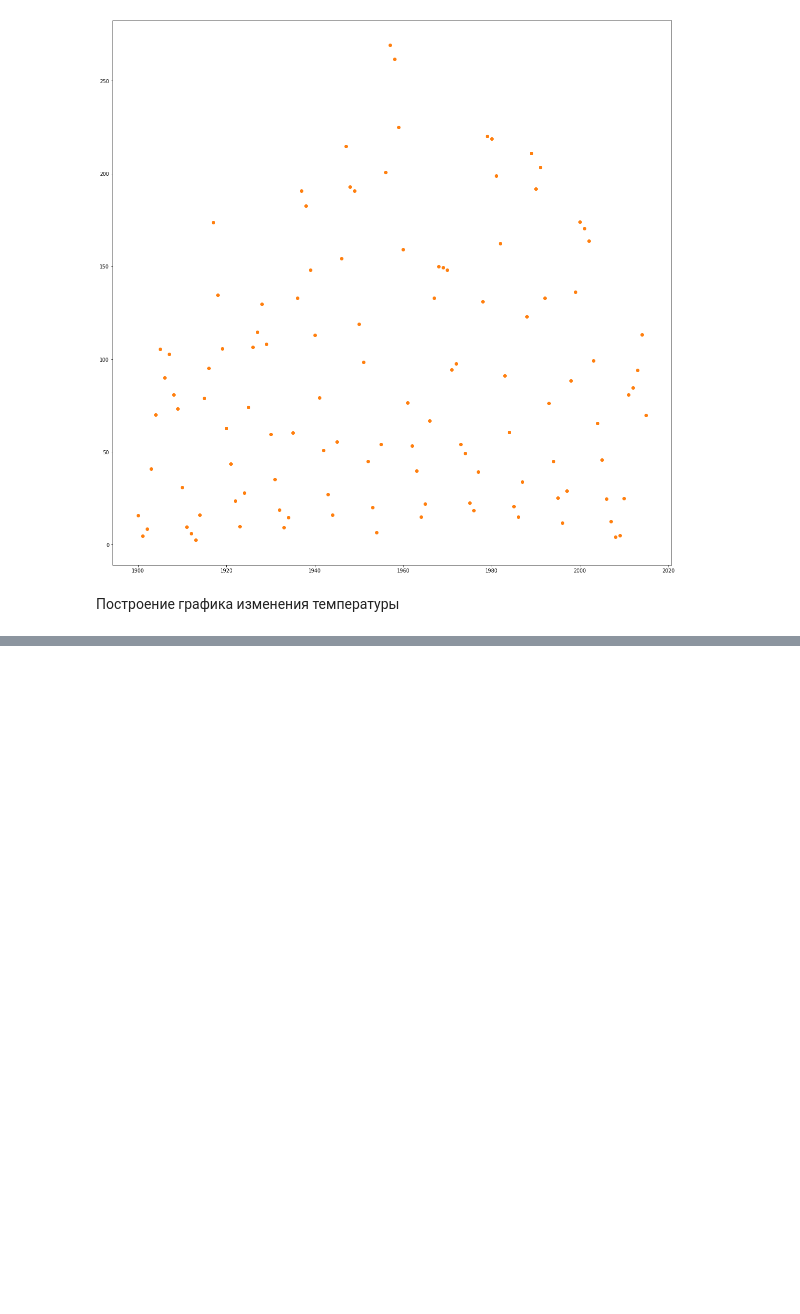
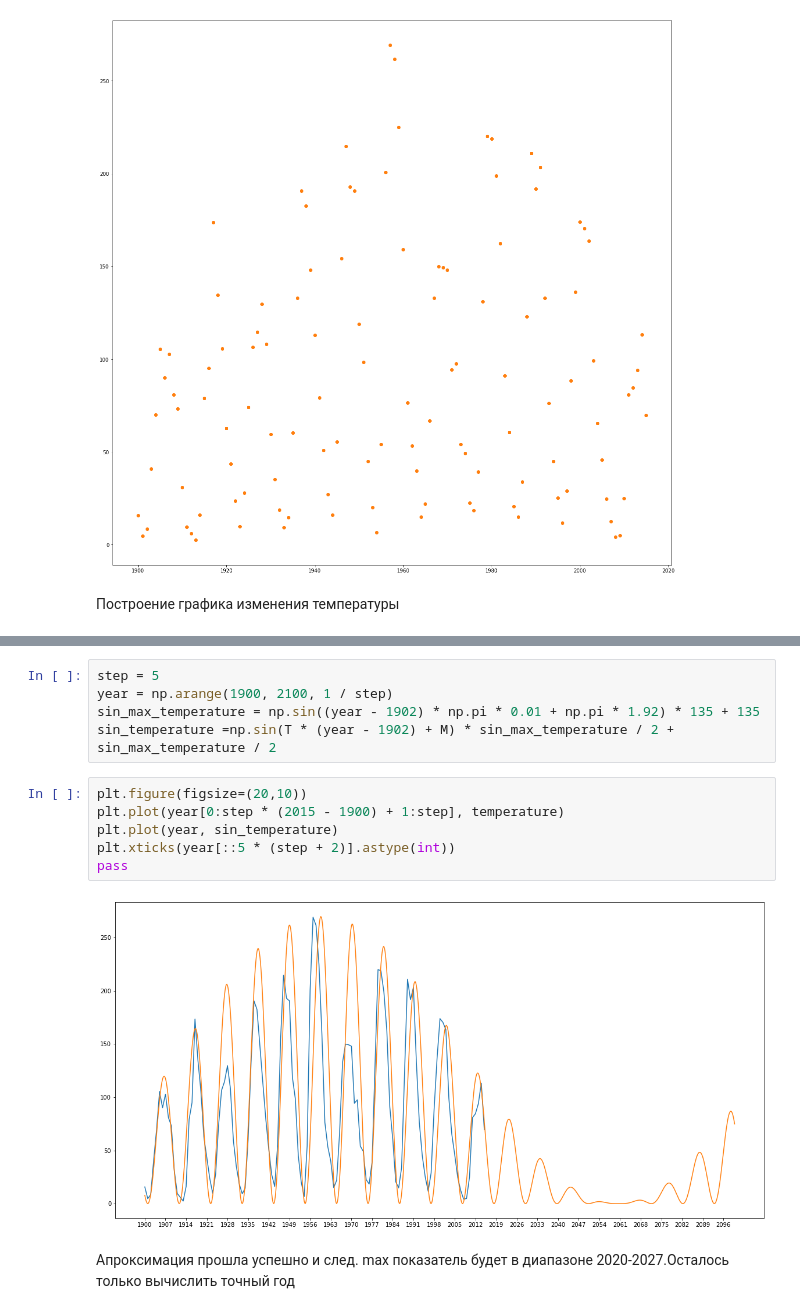
Before and after one commit to Anlayen/Achest, a Jupyter notebook: SunActivity.ipynb, the cells around one changed output, grey strips where cells are left out. Drawn from its saved outputs; the diff is of its cells as text; blank space fills up the shorter version.

```diff
--- a/SunActivity.ipynb
+++ b/SunActivity.ipynb
@@ -78,0 +140,15 @@ pass
+# %%
+step = 5
+year = np.arange(1900, 2100, 1 / step)
+sin_max_temperature = np.sin((year - 1902) * np.pi * 0.01 + np.pi * 1.92) * 135 + 135
+sin_temperature =np.sin(T * (year - 1902) + M) * sin_max_temperature / 2 + sin_max_temperature / 2
+# %%
+plt.figure(figsize=(20,10))
+plt.plot(year[0:step * (2015 - 1900) + 1:step], temperature)
+plt.plot(year, sin_temperature)
+plt.xticks(year[::5 * (step + 2)].astype(int))
+pass
+# %% [output]
+[figure, added]
+# %% [markdown]
+Апроксимация прошла успешно и след. max показатель будет в диапазоне 2020-2027.Осталось только вычислить точный год
```
Also changed, not shown: parts of 16 cells of this notebook.
